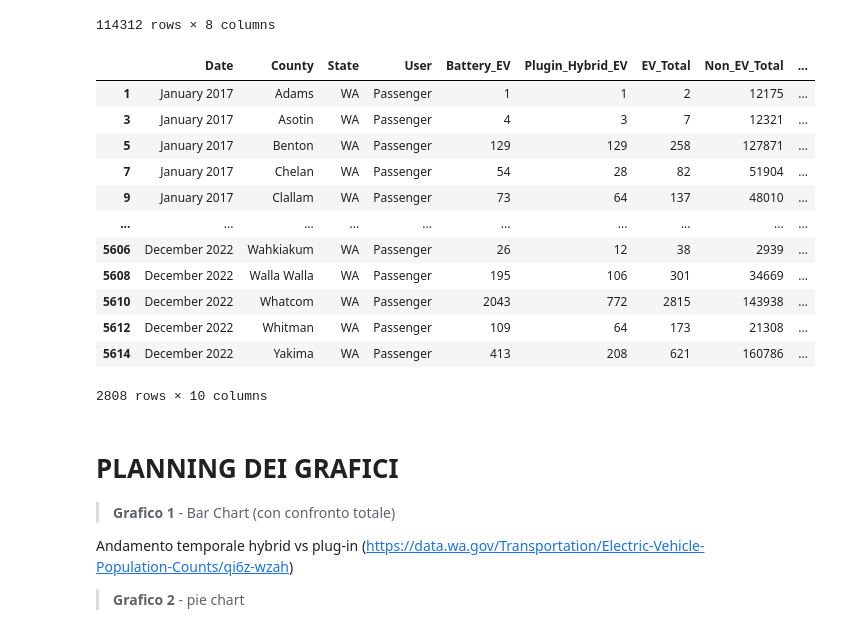
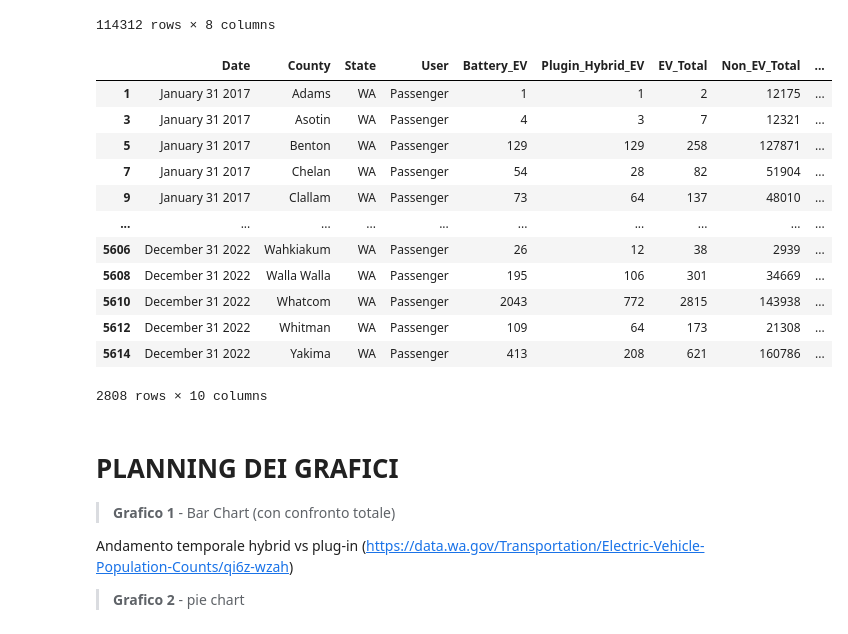
Before and after one commit to CornelioP/Dash_ARD, a Jupyter notebook: ARD_Dashboard.ipynb, the cells around one changed output. Saved outputs shown, nothing was run; the diff lists cells and outputs as text; code cells hidden in the pictures.

```diff
--- a/ARD_Dashboard.ipynb
+++ b/ARD_Dashboard.ipynb
@@ -18,11 +18,9 @@ import numpy as np
 from jupyter_dash import JupyterDash
 from dash import Dash, html, dcc, Input, Output
 
-pop = pd.read_csv(r"C:\ARD_Dataset\Electric_Vehicle_Population_Data.csv")
-adopt = pd.read_csv(r"C:\ARD_Dataset\Electric_Vehicle_Population_Size_History_By_County.csv")
-adopt_date_pulite = pd.read_excel(r"C:\ARD_Dataset\Electric_Vehicle_Population_Size_History_By_County.xlsx")
-df3 = pd.read_csv(r"C:\ARD_Dataset\DATASET_ESAME_date_pulite.csv")
-df4 = pd.read_excel(r"C:\ARD_Dataset\DATASET_ESAME_date_pulite.xlsx")
+
+pop = pd.read_csv(r"C:\Users\Piate\Desktop\Uni\TERZO ANNO\ARD\DATASET_ESAME\Electric_Vehicle_Population_Data.csv")
+adopt = pd.read_csv(r"C:\Users\Piate\Desktop\Uni\TERZO ANNO\ARD\DATASET_ESAME\Electric_Vehicle_Population_Size_History_By_County.csv")
 # %%
 pop.columns
 # %% [output]
@@ -98,27 +101,27 @@ pop_tmt
 114312 rows × 8 columns
 # %%
 
-#Pulizia del data_set adopt_date_pulite (Solo rinomina colonne)
+#Pulizia del data_set Adopt (Solo rinomina colonne)
 
-adopt_date_pulite.rename(columns = {'Vehicle Primary Use':'User'}, inplace = True)
-adopt_date_pulite.rename(columns = {'Battery Electric Vehicles (BEVs)':'Battery_EV'}, inplace = True)
-adopt_date_pulite.rename(columns = {'Plug-In Hybrid Electric Vehicles (PHEVs)':'Plugin_Hybrid_EV'}, inplace = True)
-adopt_date_pulite.rename(columns = {'Electric Vehicle (EV) Total':'EV_Total'}, inplace = True)
-adopt_date_pulite.rename(columns = {'Non-Electric Vehicle Total':'Non_EV_Total'}, inplace = True)
-adopt_date_pulite.rename(columns = {'Total Vehicles':'Vehicles_Total'}, inplace = True)
-adopt_date_pulite.rename(columns = {'Percent Electric Vehicles':'Percent_EV'}, inplace = True)
-adopt_date_pulite[adopt_date_pulite.User == "Passenger"]
+adopt.rename(columns = {'Vehicle Primary Use':'User'}, inplace = True)
+adopt.rename(columns = {'Battery Electric Vehicles (BEVs)':'Battery_EV'}, inplace = True)
+adopt.rename(columns = {'Plug-In Hybrid Electric Vehicles (PHEVs)':'Plugin_Hybrid_EV'}, inplace = True)
+adopt.rename(columns = {'Electric Vehicle (EV) Total':'EV_Total'}, inplace = True)
+adopt.rename(columns = {'Non-Electric Vehicle Total':'Non_EV_Total'}, inplace = True)
+adopt.rename(columns = {'Total Vehicles':'Vehicles_Total'}, inplace = True)
+adopt.rename(columns = {'Percent Electric Vehicles':'Percent_EV'}, inplace = True)
+adopt[adopt.User == "Passenger"]
 # %% [output]
 |  | Date | County | State | User | Battery_EV | Plugin_Hybrid_EV | EV_Total | Non_EV_Total | ... |
-| 1 | January 2017 | Adams | WA | Passenger | 1 | 1 | 2 | 12175 | ... |
-| 3 | January 2017 | Asotin | WA | Passenger | 4 | 3 | 7 | 12321 | ... |
-| 5 | January 2017 | Benton | WA | Passenger | 129 | 129 | 258 | 127871 | ... |
-| 7 | January 2017 | Chelan | WA | Passenger | 54 | 28 | 82 | 51904 | ... |
-| 9 | January 2017 | Clallam | WA | Passenger | 73 | 64 | 137 | 48010 | ... |
+| 1 | January 31 2017 | Adams | WA | Passenger | 1 | 1 | 2 | 12175 | ... |
+| 3 | January 31 2017 | Asotin | WA | Passenger | 4 | 3 | 7 | 12321 | ... |
+| 5 | January 31 2017 | Benton | WA | Passenger | 129 | 129 | 258 | 127871 | ... |
+| 7 | January 31 2017 | Chelan | WA | Passenger | 54 | 28 | 82 | 51904 | ... |
+| 9 | January 31 2017 | Clallam | WA | Passenger | 73 | 64 | 137 | 48010 | ... |
 | ... | ... | ... | ... | ... | ... | ... | ... | ... | ... |
-| 5606 | December 2022 | Wahkiakum | WA | Passenger | 26 | 12 | 38 | 2939 | ... |
-| 5608 | December 2022 | Walla Walla | WA | Passenger | 195 | 106 | 301 | 34669 | ... |
-| 5610 | December 2022 | Whatcom | WA | Passenger | 2043 | 772 | 2815 | 143938 | ... |
-| 5612 | December 2022 | Whitman | WA | Passenger | 109 | 64 | 173 | 21308 | ... |
-| 5614 | December 2022 | Yakima | WA | Passenger | 413 | 208 | 621 | 160786 | ... |
+| 5606 | December 31 2022 | Wahkiakum | WA | Passenger | 26 | 12 | 38 | 2939 | ... |
+| 5608 | December 31 2022 | Walla Walla | WA | Passenger | 195 | 106 | 301 | 34669 | ... |
+| 5610 | December 31 2022 | Whatcom | WA | Passenger | 2043 | 772 | 2815 | 143938 | ... |
+| 5612 | December 31 2022 | Whitman | WA | Passenger | 109 | 64 | 173 | 21308 | ... |
+| 5614 | December 31 2022 | Yakima | WA | Passenger | 413 | 208 | 621 | 160786 | ... |
 2808 rows × 10 columns
```
Also changed, not shown: parts of 7 cells of this notebook.
